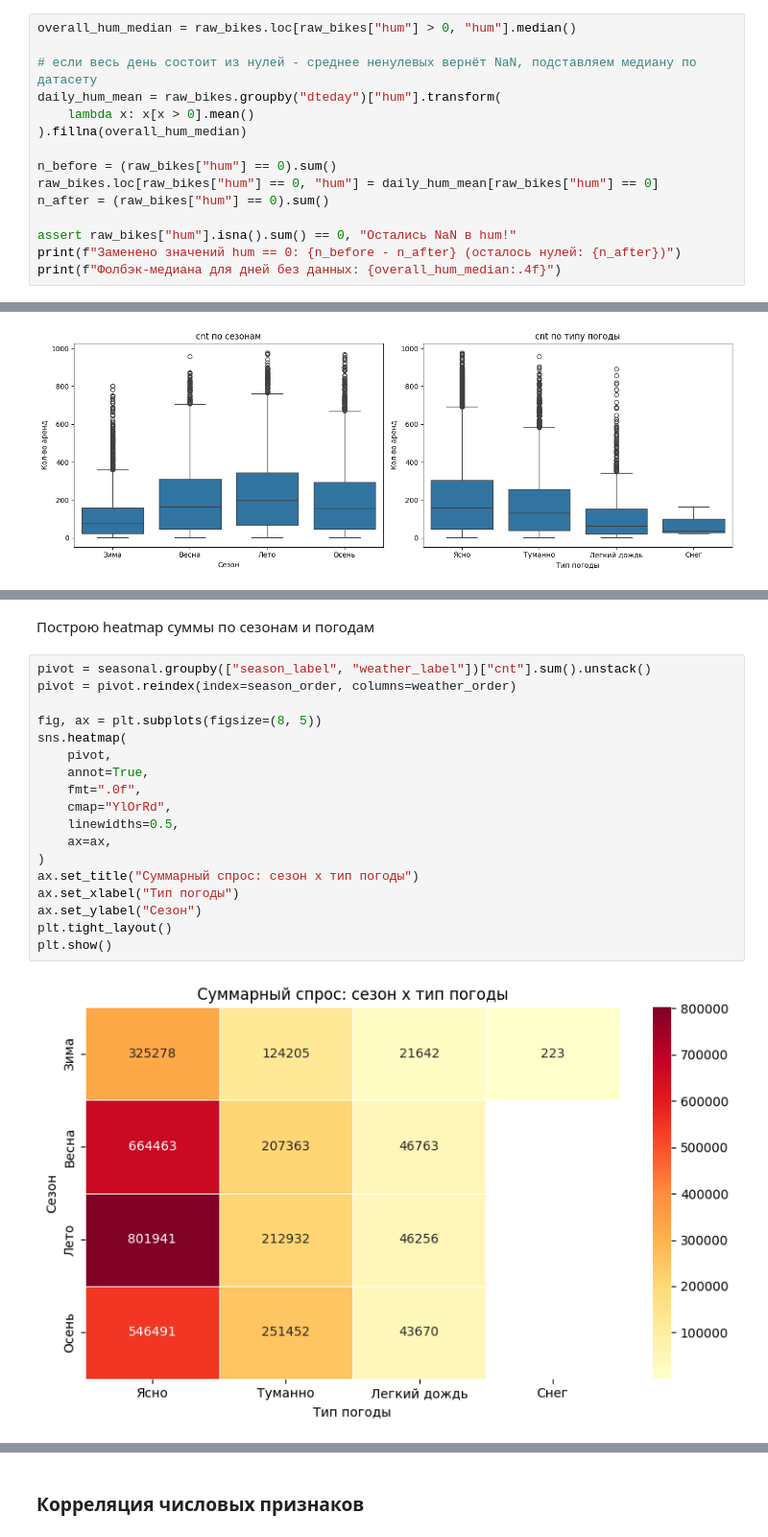
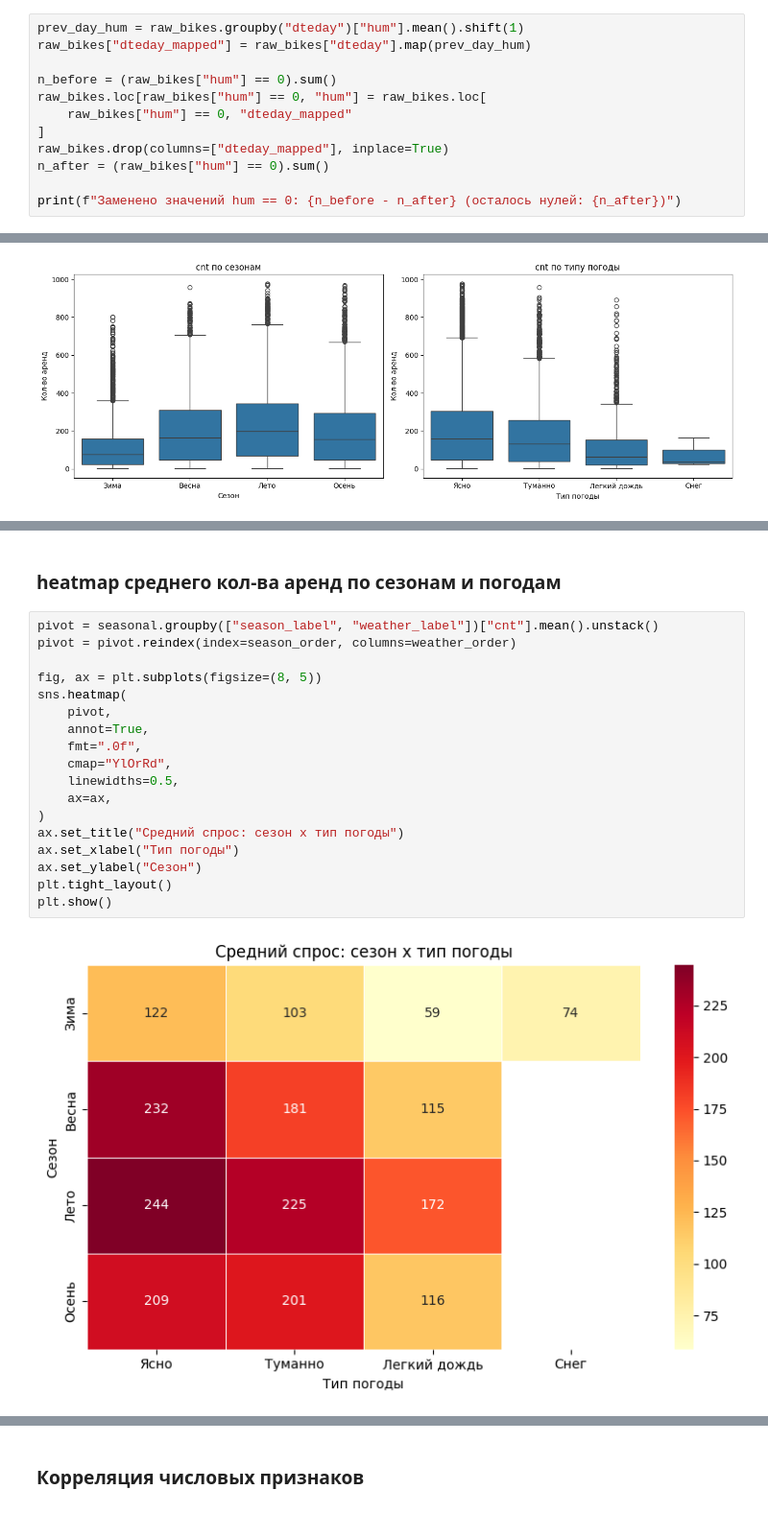
Before and after one commit to Kanogame/bikeshare, a Jupyter notebook: notebooks/01_eda.ipynb, the cells around one changed output, grey strips where cells are left out. Shown at 96% size. Drawn from its saved outputs; the diff is of its cells as text.

```diff
--- a/notebooks/01_eda.ipynb
+++ b/notebooks/01_eda.ipynb
@@ -320,17 +347,14 @@ hum == 0:       22 rows
 # %%
-overall_hum_median = raw_bikes.loc[raw_bikes["hum"] > 0, "hum"].median()
-
-# если весь день состоит из нулей - среднее ненулевых вернёт NaN, подставляем медиану по датасету
-daily_hum_mean = raw_bikes.groupby("dteday")["hum"].transform(
-    lambda x: x[x > 0].mean()
-).fillna(overall_hum_median)
+prev_day_hum = raw_bikes.groupby("dteday")["hum"].mean().shift(1)
+raw_bikes["dteday_mapped"] = raw_bikes["dteday"].map(prev_day_hum)
 
 n_before = (raw_bikes["hum"] == 0).sum()
-raw_bikes.loc[raw_bikes["hum"] == 0, "hum"] = daily_hum_mean[raw_bikes["hum"] == 0]
+raw_bikes.loc[raw_bikes["hum"] == 0, "hum"] = raw_bikes.loc[
+    raw_bikes["hum"] == 0, "dteday_mapped"
+]
+raw_bikes.drop(columns=["dteday_mapped"], inplace=True)
 n_after = (raw_bikes["hum"] == 0).sum()
 
-assert raw_bikes["hum"].isna().sum() == 0, "Остались NaN в hum!"
 print(f"Заменено значений hum == 0: {n_before - n_after} (осталось нулей: {n_after})")
-print(f"Фолбэк-медиана для дней без данных: {overall_hum_median:.4f}")
 # %% [output]
 Заменено значений hum == 0: 22 (осталось нулей: 0)
@@ -377,23 +404,23 @@ plt.show()
 # %% [markdown]
-Построю heatmap суммы по сезонам и погодам
+### heatmap среднего кол-ва аренд по сезонам и погодам
 # %%
-pivot = seasonal.groupby(["season_label", "weather_label"])["cnt"].sum().unstack()
+pivot = seasonal.groupby(["season_label", "weather_label"])["cnt"].mean().unstack()
 pivot = pivot.reindex(index=season_order, columns=weather_order)
 
 fig, ax = plt.subplots(figsize=(8, 5))
 sns.heatmap(
     pivot,
     annot=True,
     fmt=".0f",
     cmap="YlOrRd",
     linewidths=0.5,
     ax=ax,
 )
-ax.set_title("Суммарный спрос: сезон x тип погоды")
+ax.set_title("Средний спрос: сезон x тип погоды")
 ax.set_xlabel("Тип погоды")
 ax.set_ylabel("Сезон")
 plt.tight_layout()
 plt.show()
 # %% [output]
-[figure, old version]
+[figure, new version]
 # %% [markdown]
```
Also changed, not shown: parts of 30 cells of this notebook, 7 other files.
